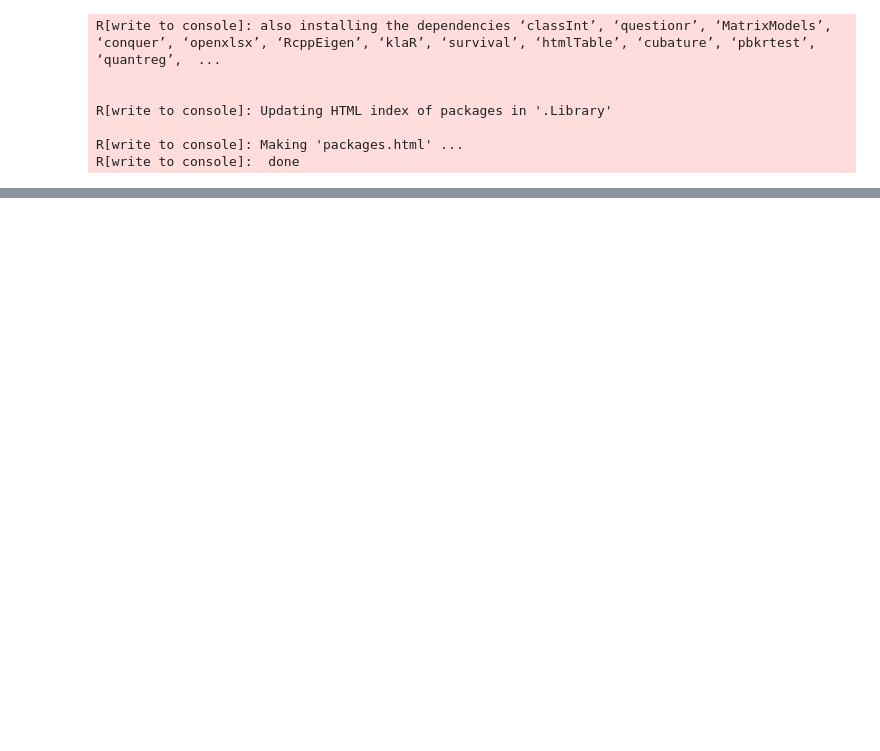
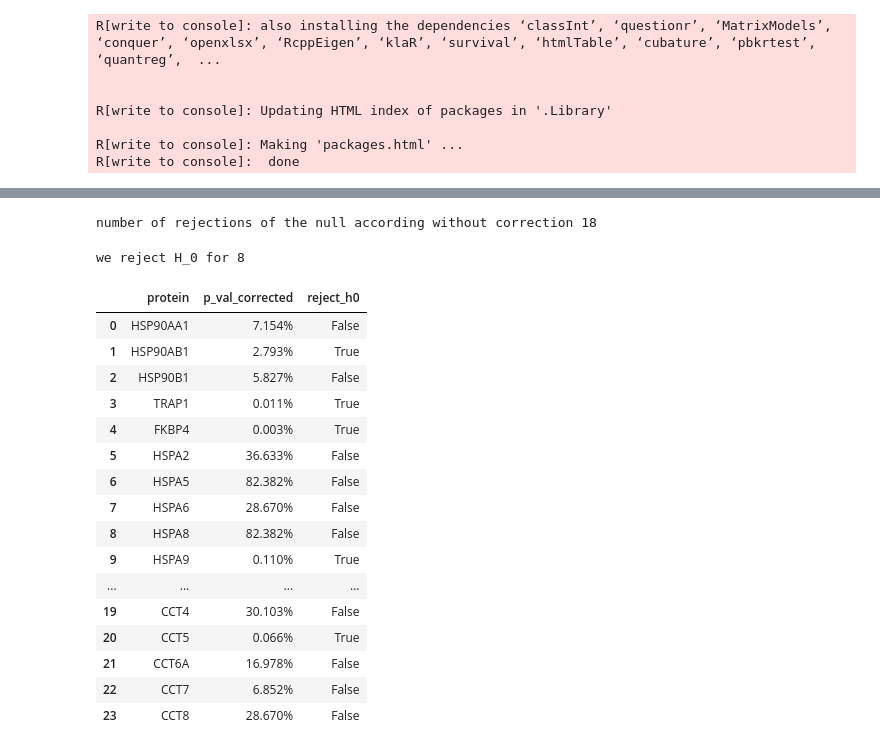
Before and after one commit to 3lueLightning/cancer_research, a Jupyter notebook: statistical_analysis.ipynb, the cells around one changed output, grey strips where cells are left out. Drawn from its saved outputs; the diff is of its cells as text; code cells hidden in the pictures; blank space fills up the shorter version.

```diff
--- a/statistical_analysis.ipynb
+++ b/statistical_analysis.ipynb
@@ -91,38 +91,58 @@ for my_protein in proteins:
   plt.show()
 """
 # %%
-#https://www.statsmodels.org/dev/generated/statsmodels.stats.multitest.multipletests.html
+# https://www.statsmodels.org/dev/generated/statsmodels.stats.multitest.multipletests.html
 
-from scipy.stats import kruskal
+cancer_ctl_data = data[~data.category.str.contains("LD")]
+
 kruskal_p_vals = {my_protein:
   kruskal(
       *[group[my_protein].values
-        for _, group in data[~data.category.str.contains("LD")].groupby("category")]
+        for _, group in cancer_ctl_data.groupby("category")]
   ).pvalue
   for my_protein in proteins
 }
 
 n_h0_rejections = sum([val < .05 for val in kruskal_p_vals.values()])
 print(f"number of rejections of the null according without correction {n_h0_rejections}")
+# %% [output]
+number of rejections of the null according without correction 18
 # %%
-from statsmodels.stats.multitest import multipletests
-
 reject_h0_corrected, pvals_corrected, _, _ = multipletests(
     list(kruskal_p_vals.values()),
     method="holm", #"fdr_bh",
     alpha=0.05
 )
 
 proteins_kw_test = pd.DataFrame(
     {
         "protein": kruskal_p_vals.keys(),
         "p_val_corrected": pvals_corrected,
         "reject_h0": reject_h0_corrected
     }
 )
 
 kw_significant_proteins = proteins_kw_test[proteins_kw_test.reject_h0].protein
 
 print(f"we reject H_0 for {proteins_kw_test.reject_h0.sum()}")
-display(proteins_kw_test)
+proteins_kw_test.style.format({'p_val_corrected': '{:.3%}'})
+# %% [output]
+we reject H_0 for 8
+|  | protein | p_val_corrected | reject_h0 |
+| 0 | HSP90AA1 | 7.154% | False |
+| 1 | HSP90AB1 | 2.793% | True |
+| 2 | HSP90B1 | 5.827% | False |
+| 3 | TRAP1 | 0.011% | True |
+| 4 | FKBP4 | 0.003% | True |
+| 5 | HSPA2 | 36.633% | False |
+| 6 | HSPA5 | 82.382% | False |
+| 7 | HSPA6 | 28.670% | False |
+| 8 | HSPA8 | 82.382% | False |
+| 9 | HSPA9 | 0.110% | True |
+| ... | ... | ... | ... |
+| 19 | CCT4 | 30.103% | False |
+| 20 | CCT5 | 0.066% | True |
+| 21 | CCT6A | 16.978% | False |
+| 22 | CCT7 | 6.852% | False |
+| 23 | CCT8 | 28.670% | False |
 # %%
```
Also changed, not shown: parts of 8 cells of this notebook, 12 other files.
